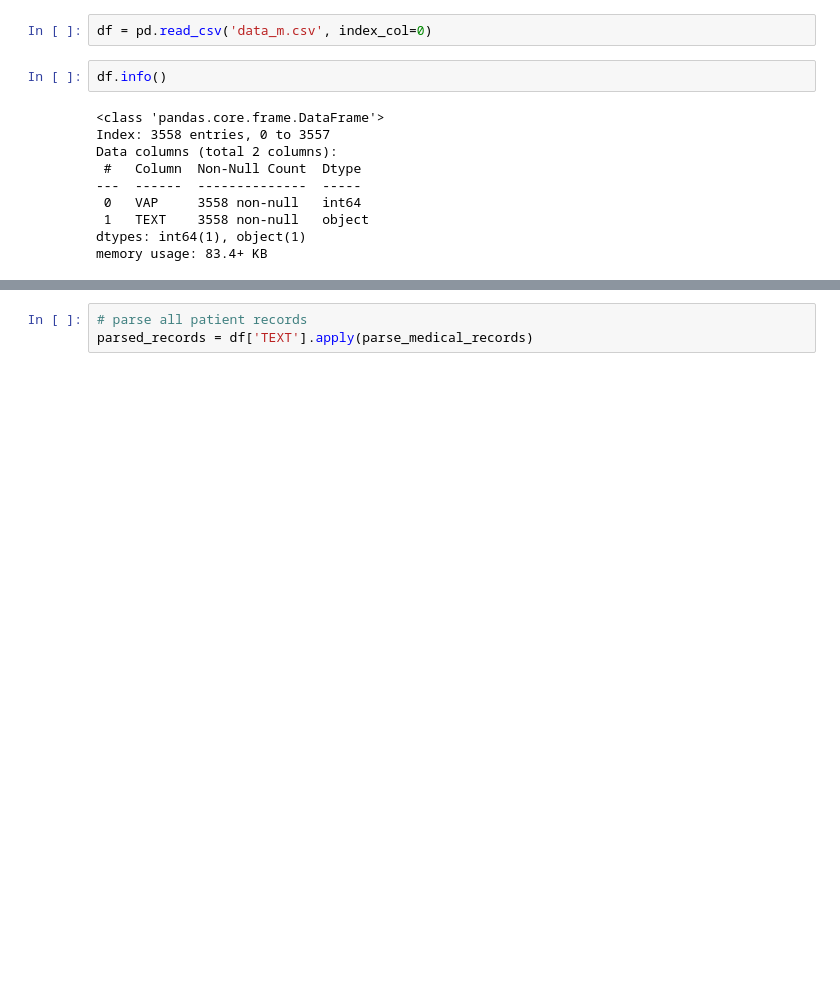
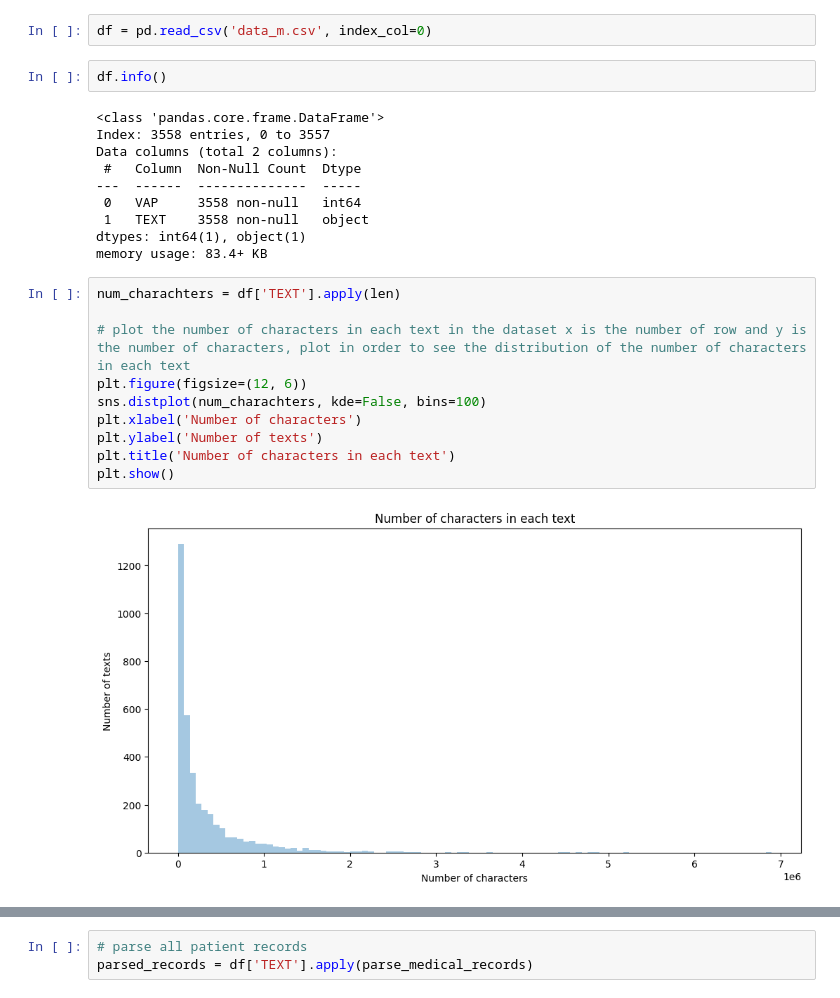
Before and after one commit to Bratet/VAP-Disease-Prediction-from-Medical-Record, a Jupyter notebook: main.ipynb, the cells around one changed output, grey strips where cells are left out. Cells and saved outputs as stored; diff of their text form; blank space fills up the shorter version.

```diff
--- a/main.ipynb
+++ b/main.ipynb
@@ -20,6 +22,18 @@ Data columns (total 2 columns):
  1   TEXT    3558 non-null   object
 dtypes: int64(1), object(1)
 memory usage: 83.4+ KB
+# %%
+num_charachters = df['TEXT'].apply(len)
+
+# plot the number of characters in each text in the dataset x is the number of row and y is the number of characters, plot in order to see the distribution of the number of characters in each text
+plt.figure(figsize=(12, 6))
+sns.distplot(num_charachters, kde=False, bins=100)
+plt.xlabel('Number of characters')
+plt.ylabel('Number of texts')
+plt.title('Number of characters in each text')
+plt.show()
+# %% [output]
+[figure, added]
 # %%
 def parse_medical_records(text):
 
```
Also changed, not shown: parts of 7 cells of this notebook, 9 other files.
